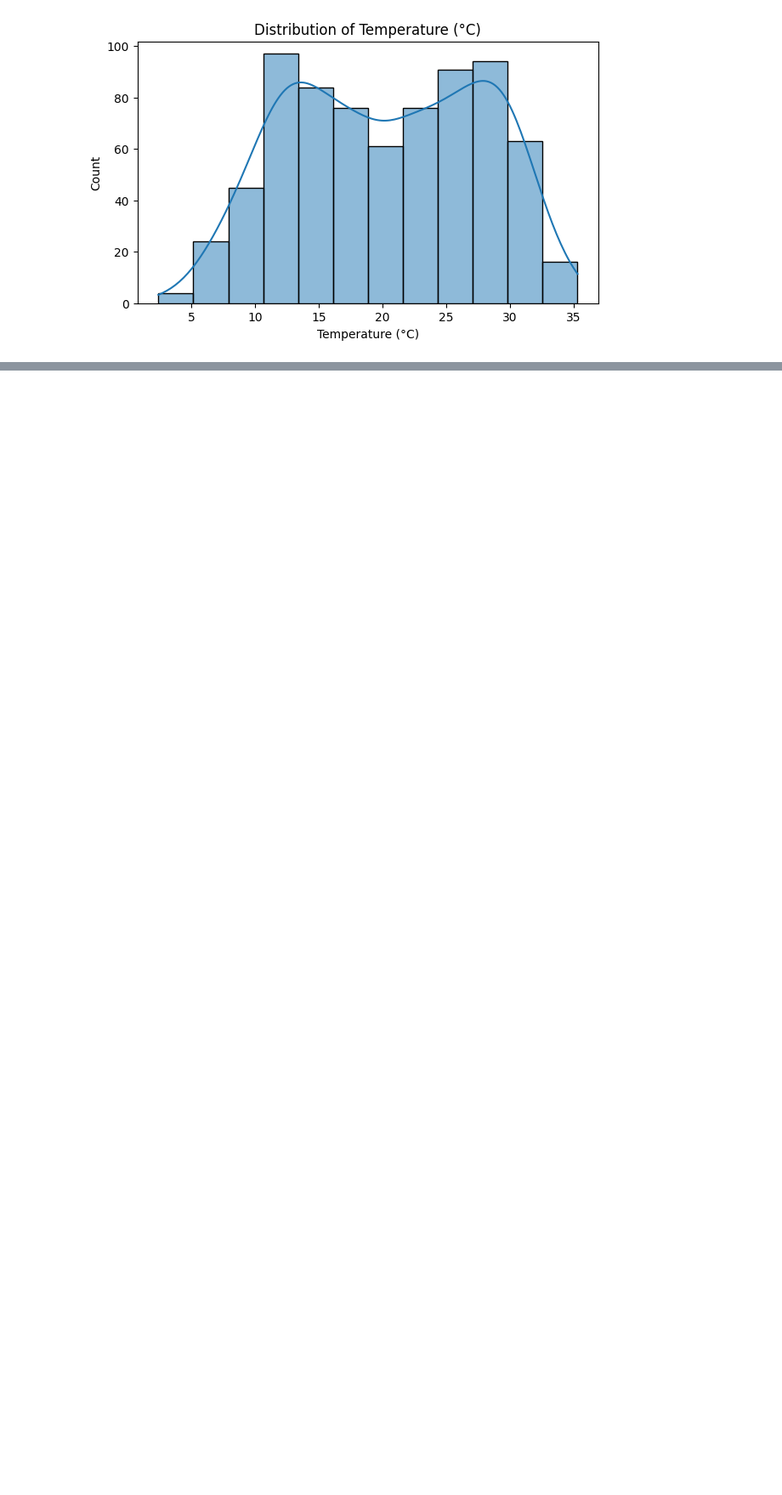
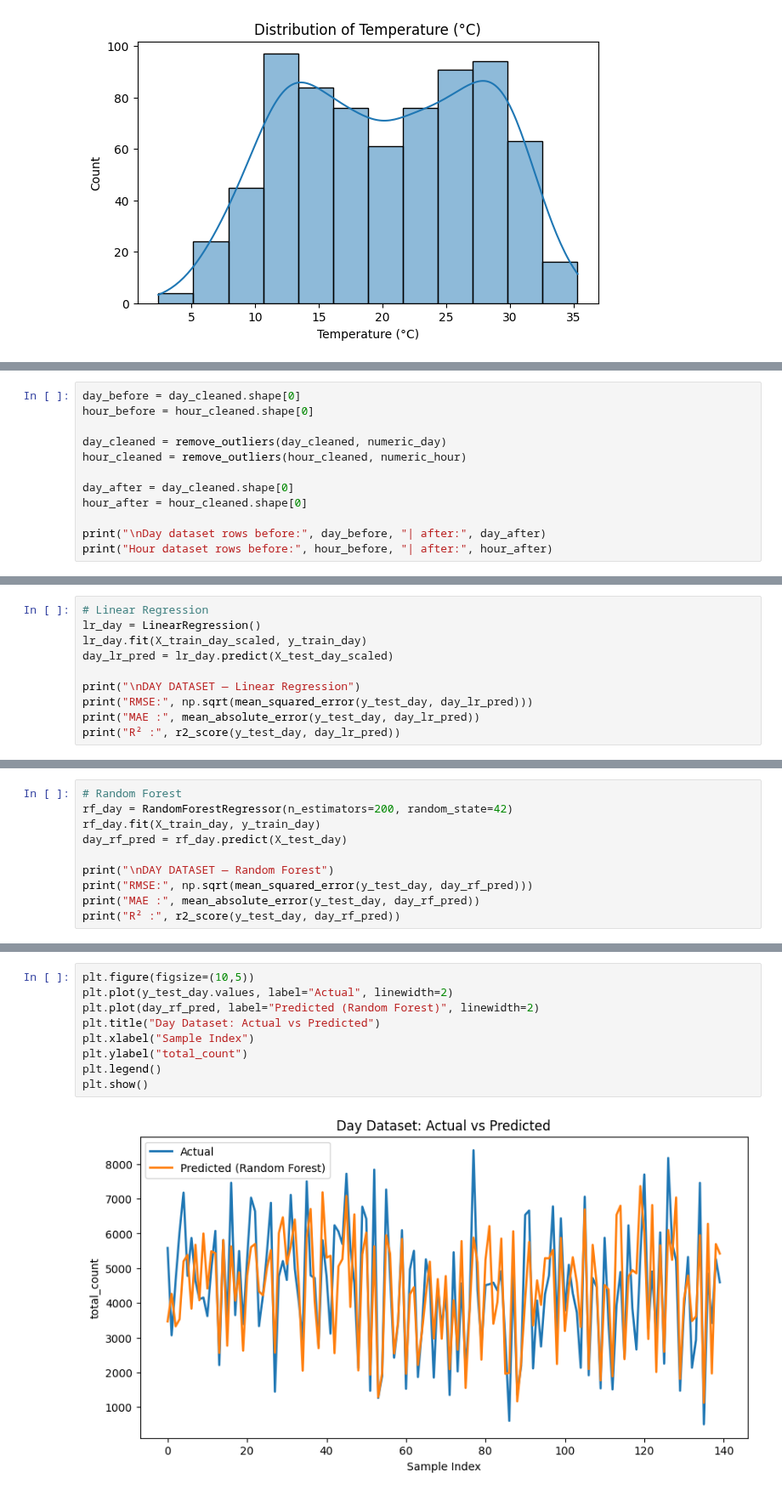
Before and after one commit to springboardmentor2468a-lab/Projects_2, a Jupyter notebook: week1_2(Step_by_Step).ipynb, the cells around one changed output, grey strips where cells are left out. Shown at 85% size. Saved outputs shown, nothing was run; the diff lists cells and outputs as text; blank space fills up the shorter version.

```diff
--- a/week1_2(Step_by_Step).ipynb
+++ b/week1_2(Step_by_Step).ipynb
@@ -367,0 +394,12 @@ Name: temp_c, dtype: float64
+# %%
+day_before = day_cleaned.shape[0]
+hour_before = hour_cleaned.shape[0]
+
+day_cleaned = remove_outliers(day_cleaned, numeric_day)
+hour_cleaned = remove_outliers(hour_cleaned, numeric_hour)
+
+day_after = day_cleaned.shape[0]
+hour_after = hour_cleaned.shape[0]
+
+print("\nDay dataset rows before:", day_before, "| after:", day_after)
+print("Hour dataset rows before:", hour_before, "| after:", hour_after)
@@ -367,0 +530,10 @@ Name: temp_c, dtype: float64
+# %%
+# Linear Regression
+lr_day = LinearRegression()
+lr_day.fit(X_train_day_scaled, y_train_day)
+day_lr_pred = lr_day.predict(X_test_day_scaled)
+
+print("\nDAY DATASET — Linear Regression")
+print("RMSE:", np.sqrt(mean_squared_error(y_test_day, day_lr_pred)))
+print("MAE :", mean_absolute_error(y_test_day, day_lr_pred))
+print("R² :", r2_score(y_test_day, day_lr_pred))
@@ -367,0 +545,10 @@ Name: temp_c, dtype: float64
+# %%
+# Random Forest
+rf_day = RandomForestRegressor(n_estimators=200, random_state=42)
+rf_day.fit(X_train_day, y_train_day)
+day_rf_pred = rf_day.predict(X_test_day)
+
+print("\nDAY DATASET — Random Forest")
+print("RMSE:", np.sqrt(mean_squared_error(y_test_day, day_rf_pred)))
+print("MAE :", mean_absolute_error(y_test_day, day_rf_pred))
+print("R² :", r2_score(y_test_day, day_rf_pred))
@@ -367,0 +560,11 @@ Name: temp_c, dtype: float64
+# %%
+plt.figure(figsize=(10,5))
+plt.plot(y_test_day.values, label="Actual", linewidth=2)
+plt.plot(day_rf_pred, label="Predicted (Random Forest)", linewidth=2)
+plt.title("Day Dataset: Actual vs Predicted")
+plt.xlabel("Sample Index")
+plt.ylabel("total_count")
+plt.legend()
+plt.show()
+# %% [output]
+[figure, added]
```
Also changed, not shown: parts of 17 cells of this notebook.
